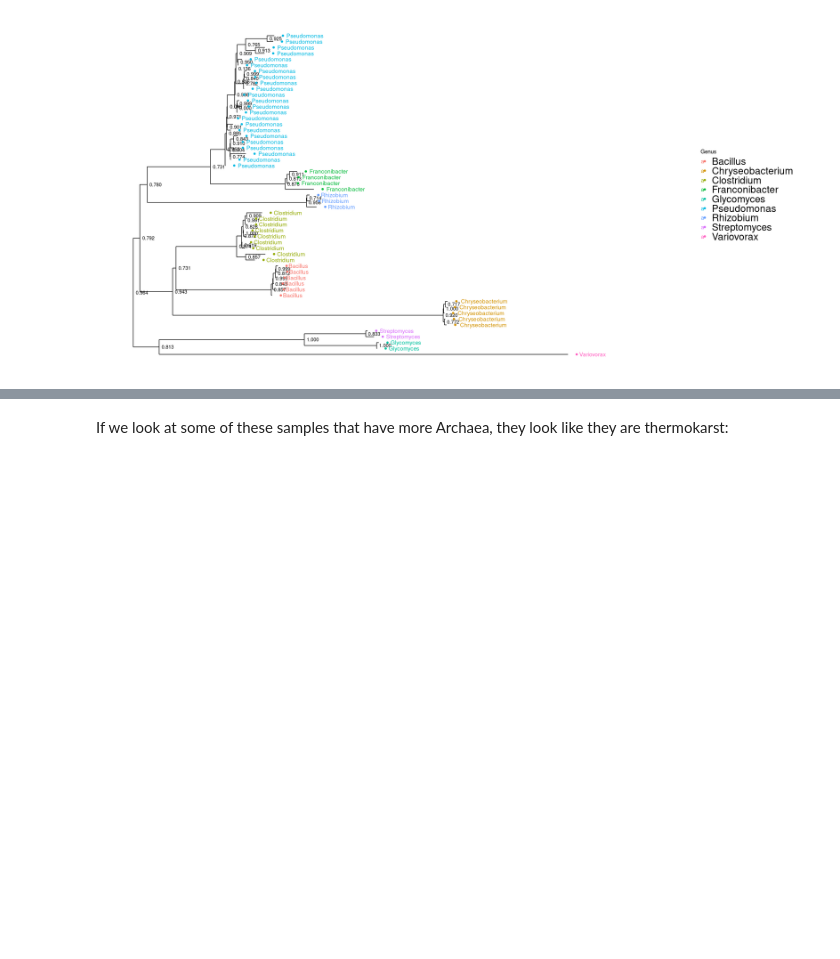
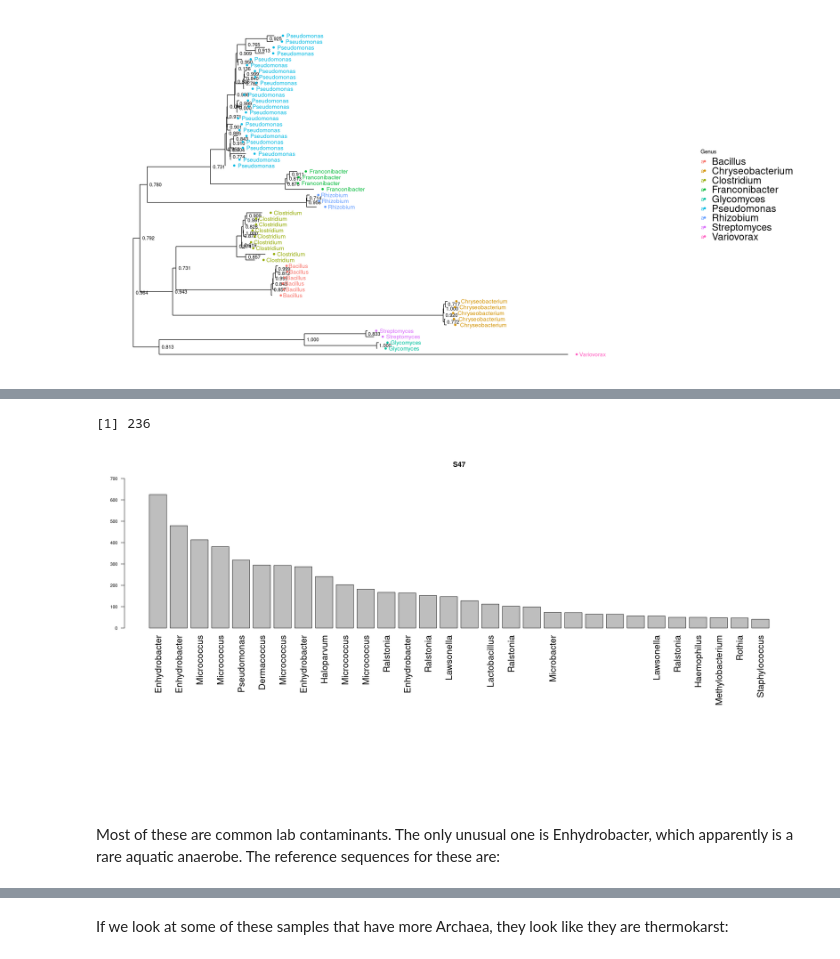
Before and after one commit to danchurch/sphagnumCUEmetabarcoding, a Jupyter notebook: sequenceAnalysis/firstLookPeat16s.ipynb, the cells around one changed output, grey strips where cells are left out. Saved outputs shown, nothing was run; the diff lists cells and outputs as text; code cells hidden in the pictures; blank space fills up the shorter version.

```diff
--- a/sequenceAnalysis/firstLookPeat16s.ipynb
+++ b/sequenceAnalysis/firstLookPeat16s.ipynb
@@ -333,0 +350,7 @@ theme( legend.text = element_text(size=20))
+# %%
+rankAb(ps007,"S47",ylimit=700, ntax = 30)
+# %% [output]
+[1] 236
+[figure, added]
+# %% [markdown]
+Most of these are common lab contaminants. The only unusual one is Enhydrobacter, which apparently is a rare aquatic anaerobe. The reference sequences for these are:
```
Also changed, not shown: parts of 25 cells of this notebook, 1 other file.
